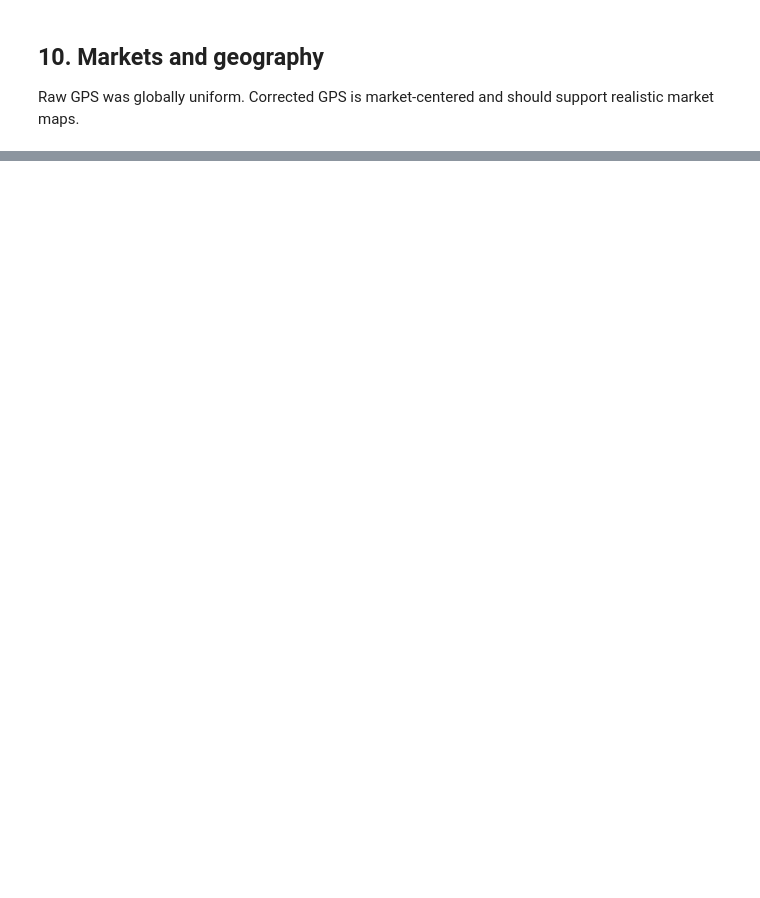
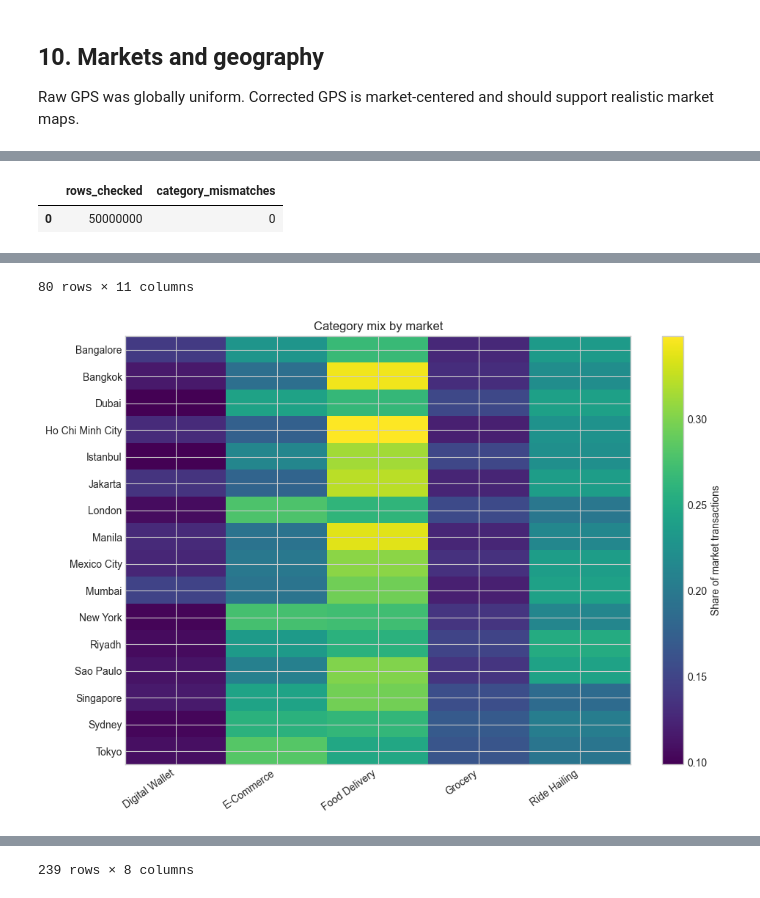
Before and after one commit to dorukalkan/nova-analytics, a Jupyter notebook: notebooks/nova_corrected_exploration.ipynb, the cells around one changed output, grey strips where cells are left out. Cells and saved outputs as stored; diff of their text form; code cells hidden in the pictures; blank space fills up the shorter version.

```diff
--- a/notebooks/nova_corrected_exploration.ipynb
+++ b/notebooks/nova_corrected_exploration.ipynb
@@ -565,0 +765,73 @@ plt.show()
+# %%
+service_alignment = (
+    corrected_interactions
+    .select("Service_ID", "Category")
+    .join(
+        corrected_services.lazy().select("Service_ID", pl.col("Category").alias("Service_Category")),
+        on="Service_ID",
+        how="left",
+    )
+    .select(
+        pl.len().alias("rows_checked"),
+        (pl.col("Category") != pl.col("Service_Category")).sum().alias("category_mismatches"),
+    )
+    .collect()
+)
+display(service_alignment.to_pandas())
+
+market_category = (
+    corrected_interactions
+    .group_by(["Market_ID", "Market_Name", "Region", "Category"])
+    .agg(
+        pl.len().alias("n_transactions"),
+        pl.col("Amount_USD").sum().alias("total_amount_usd"),
+        pl.col("Amount_USD").mean().alias("avg_amount_usd"),
+        (pl.col("Status") == "Completed").mean().alias("completion_rate"),
+        pl.col("User_ID").n_unique().alias("active_users"),
+        pl.col("Service_ID").n_unique().alias("active_services"),
+    )
+    .with_columns(
+        (pl.col("n_transactions") / pl.col("n_transactions").sum().over("Market_ID")).alias("market_category_share")
+    )
+    .sort(["Market_Name", "market_category_share"], descending=[False, True])
+    .collect()
+)
+display(market_category.to_pandas())
+
+share_pivot = market_category.to_pandas().pivot(index="Market_Name", columns="Category", values="market_category_share")
+plt.figure(figsize=(10, 7))
+plt.imshow(share_pivot.fillna(0), aspect="auto", cmap="viridis")
+plt.colorbar(label="Share of market transactions")
+plt.xticks(range(len(share_pivot.columns)), share_pivot.columns, rotation=35, ha="right")
+plt.yticks(range(len(share_pivot.index)), share_pivot.index)
+plt.title("Category mix by market")
+plt.tight_layout()
+plt.show()
+
+service_supply = (
+    corrected_services
+    .group_by(["Market_ID", "Market_Name", "Region", "Category", "Service_Tier"])
+    .agg(
+        pl.len().alias("services"),
+        pl.col("Rating").mean().alias("avg_rating"),
+        pl.col("Popularity_Score").mean().alias("avg_popularity_score"),
+    )
+    .sort(["Market_Name", "Category", "Service_Tier"])
+)
+display(service_supply.to_pandas())
+
+market_category_summary = (
+    market_category
+    .group_by("Category")
+    .agg(
+        pl.col("market_category_share").mean().alias("avg_market_share"),
+        pl.col("market_category_share").std().alias("std_market_share"),
+        pl.col("completion_rate").mean().alias("avg_completion_rate"),
+        pl.col("avg_amount_usd").mean().alias("avg_amount_usd"),
+    )
+    .sort("avg_market_share", descending=True)
+)
+display(market_category_summary.to_pandas())
+# %% [output]
+|  | rows_checked | category_mismatches |
+| 0 | 50000000 | 0 |
@@ -565,0 +850,2 @@ plt.show()
+80 rows × 11 columns
+[figure, added]
@@ -565,0 +864 @@ plt.show()
+239 rows × 8 columns
```
Also changed, not shown: parts of 25 cells of this notebook, 9 other files.
